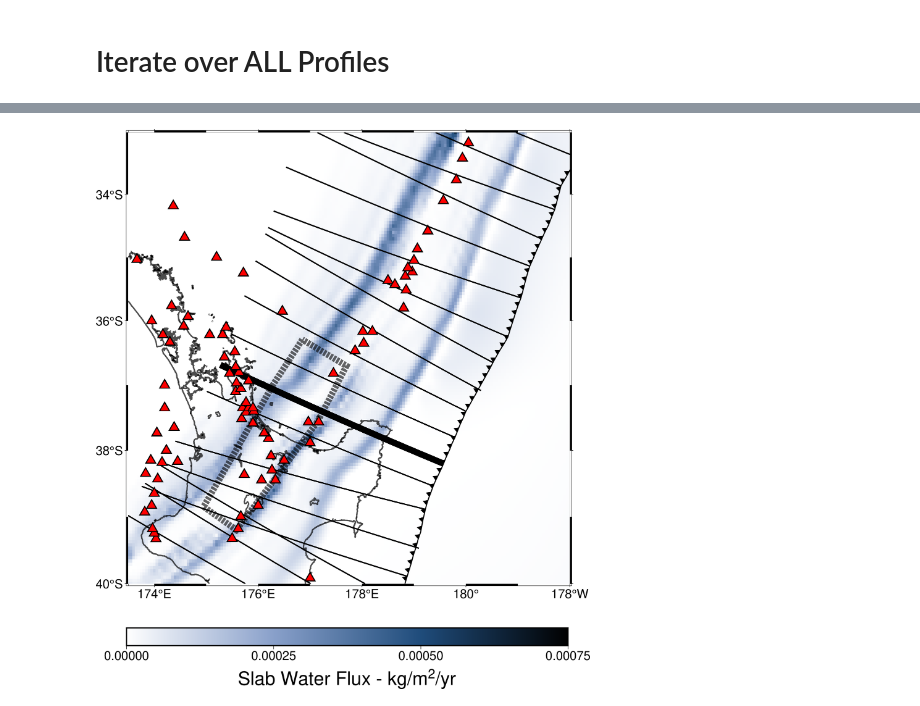
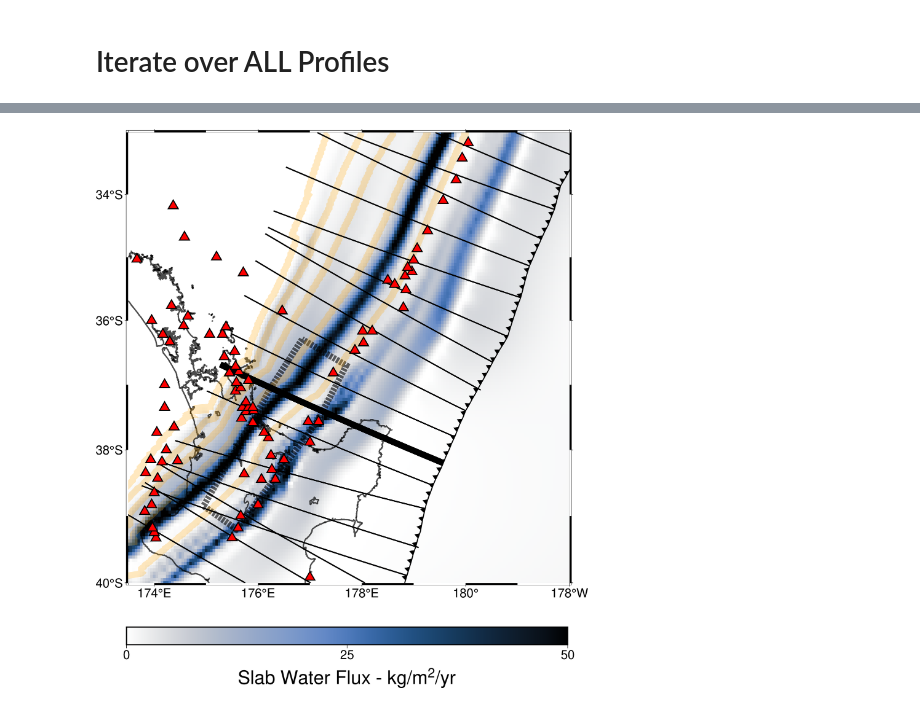
Before and after one commit to danieldouglas92/paper-constraining-interface-rheology-hydration-3d-hikurangi-subduction, a Jupyter notebook: main_figures/Map_View_dehydration.ipynb, the cells around one changed output, grey strips where cells are left out. Saved outputs shown, nothing was run; the diff lists cells and outputs as text; code cells hidden in the pictures.

```diff
--- a/main_figures/Map_View_dehydration.ipynb
+++ b/main_figures/Map_View_dehydration.ipynb
@@ -524,13 +562,25 @@ for i in range(len(model_depth_contour_lons)):
     pygmt_flux = np.append(pygmt_flux, dehydration_flux_values[i])
 
 import pandas as pd
+flux_convert = 0.05 / (dx*1e3 * line_spacing*1e3) # multiply by the convergence rate, the bin_size, and the depth contour interval
 df_original = pd.DataFrame({'LON':pygmt_lons,
                             'LAT':pygmt_lats,
-                            'FLUX':pygmt_flux / 10e3 * 0.05})
+                            'FLUX':pygmt_flux * flux_convert})
 
 plateau_leading_edge = np.loadtxt(fname=data_dir_path + "plateau_line.txt")
 volcanoes = np.loadtxt(fname=data_dir_path + "volcanoes.txt")
 # %%
+depths_of_plotted_contours = np.array([100e3, 200e3, 300e3, 400e3, 500e3])
+lons_of_plotted_contours = np.zeros(len(depths_of_plotted_contours), dtype=object)
+lats_of_plotted_contours = np.zeros(len(depths_of_plotted_contours), dtype=object)
+
+contour_interval = model_contour_values[1] - model_contour_values[0]
+
+for i in range(len(depths_of_plotted_contours)):
+    contour_idx = abs(int(depths_of_plotted_contours[i] / contour_interval)) - 2
+    lons_of_plotted_contours[i] = model_depth_contour_lons[contour_idx]
+    lats_of_plotted_contours[i] = model_depth_contour_lats[contour_idx]
+
 plot_region = [173.5, 182, -40, -33]
 df = pygmt.blockmean(data=df_original, region=plot_region, spacing='0.1+e')
 flux_grid = pygmt.surface(data=df, spacing=0.05, region=plot_region, tension=0.1, lower=0)
@@ -538,10 +588,10 @@ flux_grid = pygmt.surface(data=df, spacing=0.05, region=plot_region, tension=0.1
 fig = pygmt.Figure()
 pygmt.config(FONT_LABEL='30p', MAP_LABEL_OFFSET='0.5', MAP_TICK_PEN_PRIMARY=None, FONT_ANNOT_PRIMARY='20p')
 fig.basemap(region=plot_region, projection="M25c", frame=["af"])#, "+tGeologic Harzard Map"])
-pygmt.makecpt(cmap="oslo", series=[0, 0.00075, 0.00025], continuous=True, reverse=True)
+pygmt.makecpt(cmap="oslo", series=[0, 50, 2.5], continuous=True, reverse=True)
 
 fig.grdimage(grid=flux_grid, nan_transparent=True)
-fig.colorbar(position="JBC+o-0.1c/2.5c+w25c/1c+h", frame=["0.00025", "x+lSlab Water Flux - kg/m@+2@+/yr"])
+fig.colorbar(position="JBC+o-0.1c/2.5c+w25c/1c+h", frame=["25", "x+lSlab Water Flux - kg/m@+2@+/yr"])
 
 fig.coast(
     shorelines="2p,black",
@@ -550,6 +600,10 @@ fig.coast(
 
 fig.plot(x=AUS_TVZ[:, 0], y=AUS_TVZ[:, 1], fill=None, transparency=40, pen='10p,black,4_2:2p')
 fig.plot(x=trench_contour[:, 0], y=trench_contour[:, 1], pen="1.5p", style="f0.5c/0.3c+l+t+o0.3c+p", fill='black')
+
+for i in range(len(lats_of_plotted_contours)):
+    fig.plot(x=lons_of_plotted_contours[i], y=lats_of_plotted_contours[i], pen='10p,orange',
+             transparency=75)
 
 for i, file in enumerate(np.sort(os.listdir(profiles_output_dir + '/geographic'))):
     profile_file = np.loadtxt(fname=profiles_output_dir + '/geographic/' + file)
@@ -567,6 +621,24 @@ fig.plot(
     pen='1.5p,black',
 )
 
+# fig.plot(
+#     x=SSE_1[:, 0],
+#     y=SSE_1[:, 1],
+#     pen="10p,purple",
+#     transparency=25)
+
+# fig.plot(
+#     x=SSE_2[:, 0],
+#     y=SSE_2[:, 1],
+#     pen="10p,purple",
+#     transparency=25)
+
+# fig.plot(
+#     x=SSE_3[:, 0],
+#     y=SSE_3[:, 1],
+#     pen="10p,purple",
+#     transparency=25)
+
 fig.savefig("water_flux_map.png")
 fig.show()
 # %% [output]
@@ -574,6 +646,6 @@ surface [WARNING]: 15 unusable points were supplied; these will be ignored.
 surface [WARNING]: You should have pre-processed the data with block-mean, -median, or -mode.
 surface [WARNING]: Check that previous processing steps write results with enough decimals.
 surface [WARNING]: Possibly some data were half-way between nodes and subject to IEEE 754 rounding.
 gmtset [ERROR]: Pen name None not recognized!
 gmtset [WARNING]: Representation of pen width (None) not recognized. Using default.
-[figure, old version]
+[figure, new version]
```
Also changed, not shown: parts of 13 cells of this notebook, 54 other files.
